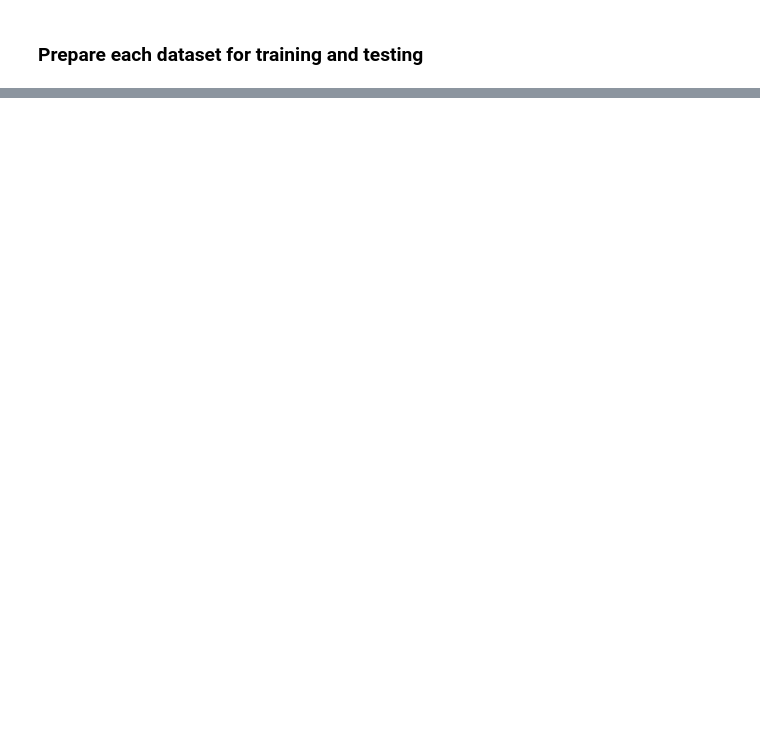
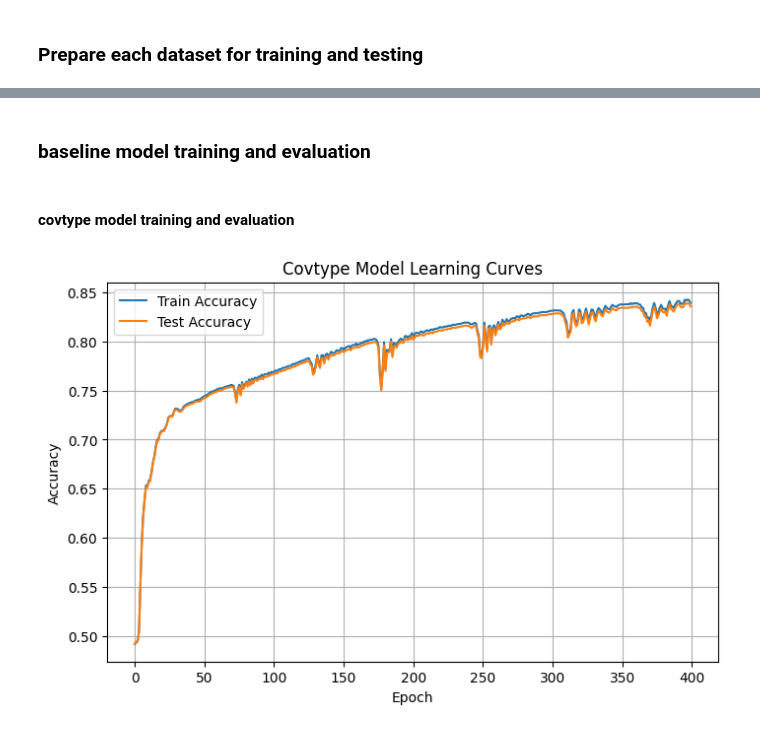
Before and after one commit to grantxxcoder/25849646rw441Assignment3, a Jupyter notebook: src/code.ipynb, the cells around one changed output, grey strips where cells are left out. Cells and saved outputs as stored; diff of their text form; code cells hidden in the pictures; blank space fills up the shorter version.

Commit message:
First rendition of the dynamic training added

```diff
--- a/src/code.ipynb
+++ b/src/code.ipynb
@@ -80,0 +283,48 @@ df_test_fashion['label'] = test_labels
+# %% [markdown]
+### baseline model training and evaluation ###
+# %%
+def train_model(model, optimizer, criterion, X_train, y_train, X_test, y_test, epochs=50):
+    train_acc = []
+    test_acc = []
+    for epoch in tqdm.tqdm(range(epochs), desc="Training Progress"):
+        model.train()
+        optimizer.zero_grad()
+        outputs = model(X_train)
+        loss = criterion(outputs, y_train)
+        loss.backward()
+        optimizer.step()
+
+        # Training accuracy
+        model.eval()
+        with torch.no_grad():
+            train_preds = model(X_train).argmax(dim=1)
+            test_preds = model(X_test).argmax(dim=1)
+            train_acc.append(accuracy_score(y_train.cpu(), train_preds.cpu()))
+            test_acc.append(accuracy_score(y_test.cpu(), test_preds.cpu()))
+    return train_acc, test_acc
+
+def plot_learning_curves(train_acc, test_acc, title="Learning Curves"):
+    plt.figure(figsize=figsize)
+    plt.plot(train_acc, label="Train Accuracy")
+    plt.plot(test_acc, label="Test Accuracy")
+    plt.xlabel("Epoch")
+    plt.ylabel("Accuracy")
+    plt.title(title)
+    plt.legend()
+    plt.grid(True)
+    plt.show()
+# %% [markdown]
+#### covtype model training and evaluation
+# %%
+input_dim_cov = X_train_cov.shape[1]
+output_dim_cov = len(torch.unique(y_train_cov))
+hidden_layers_cov = optimal_params_cov['hidden_layers']
+activation_cov = optimal_params_cov['activation']
+
+model_cov = SimpleMLP(input_dim_cov, hidden_layers_cov, output_dim_cov, activation_cov).to(device)
+optimizer_cov = torch.optim.Adam(model_cov.parameters(), lr=optimal_params_cov['lr'])
+criterion = nn.CrossEntropyLoss()
+train_acc, test_acc = train_model(model_cov, optimizer_cov, criterion, X_train_cov, y_train_cov, X_test_cov, y_test_cov, epochs=400)
+plot_learning_curves(train_acc, test_acc, title="Covtype Model Learning Curves")
+# %% [output]
+[figure, added]
```
Also changed, not shown: parts of 25 cells of this notebook, 3 other files.
